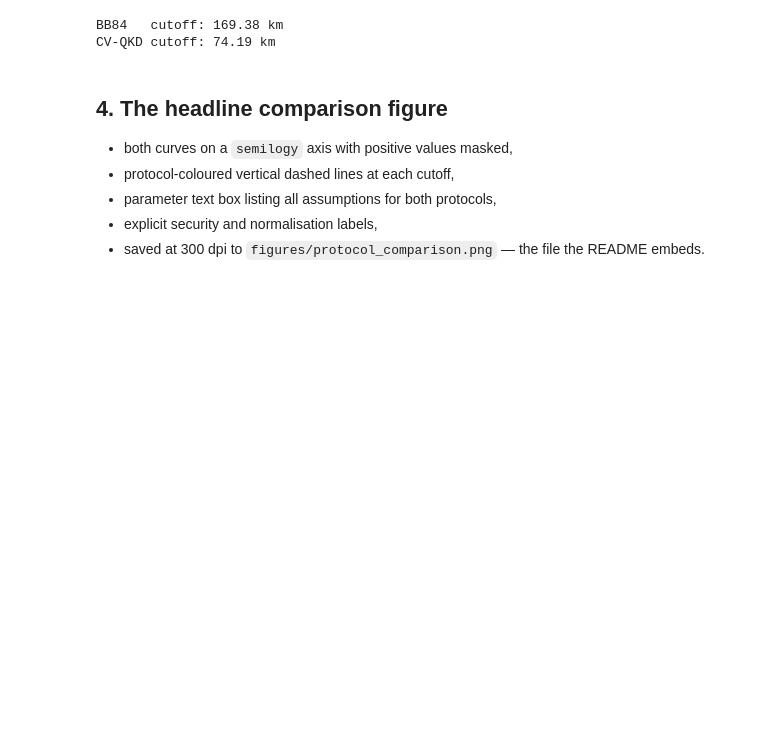
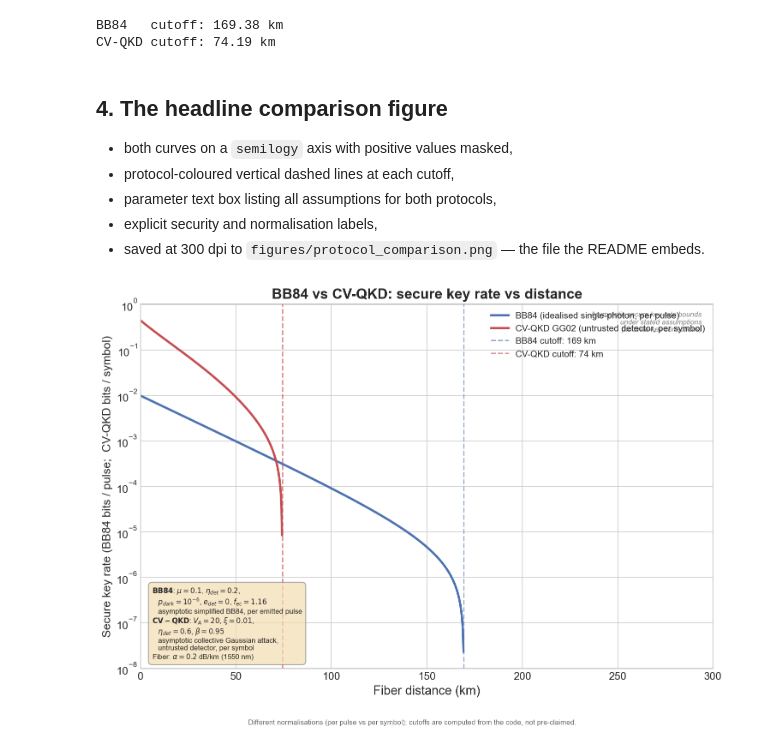
Before and after one commit to abbas-ahmad-cowlar/qkd-protocol-simulator, a Jupyter notebook: notebooks/06_protocol_comparison.ipynb, the cells around one changed output. Saved outputs shown, nothing was run; the diff lists cells and outputs as text; code cells hidden in the pictures; blank space fills up the shorter version.

Commit message:
Add 06 protocol comparison code cell 10

```diff
--- a/notebooks/06_protocol_comparison.ipynb
+++ b/notebooks/06_protocol_comparison.ipynb
@@ -154,3 +154,72 @@ CV-QKD cutoff: 74.19 km
 * parameter text box listing all assumptions for both protocols,
 * explicit security and normalisation labels,
 * saved at 300 dpi to `figures/protocol_comparison.png` &mdash; the file the README embeds.
+# %%
+fig, ax = plt.subplots(figsize=(10, 7))
+
+semilogy_positive(
+    ax, L, rate_bb84, '-',
+    color='#4C72B0', linewidth=2.5,
+    label='BB84 (idealised single-photon, per pulse)',
+)
+semilogy_positive(
+    ax, L, rate_cvqkd, '-',
+    color='#C44E52', linewidth=2.5,
+    label='CV-QKD GG02 (untrusted detector, per symbol)',
+)
+
+ax.axvline(L_max_bb84, color='#4C72B0', linestyle='--', alpha=0.6,
+           label=f'BB84 cutoff: {L_max_bb84:.0f} km')
+ax.axvline(L_max_cvqkd, color='#C44E52', linestyle='--', alpha=0.6,
+           label=f'CV-QKD cutoff: {L_max_cvqkd:.0f} km')
+
+ax.set_xlabel('Fiber distance (km)', fontsize=14)
+ax.set_ylabel('Secure key rate (BB84 bits / pulse;  CV-QKD bits / symbol)',
+              fontsize=13)
+ax.set_title('BB84 vs CV-QKD: secure key rate vs distance',
+             fontsize=16, fontweight='bold')
+ax.legend(fontsize=10, loc='upper right')
+ax.set_xlim(0, 300)
+
+bb84_text = (
+    r'$\bf{BB84}$: $\mu = 0.1$, $\eta_{det} = 0.2$,'
+    + '\n' + r'   $p_{dark} = 10^{-6}$, $e_{det} = 0$, $f_{ec} = 1.16$'
+    + '\n' + r'   asymptotic simplified BB84, per emitted pulse'
+)
+cv_text = (
+    r'$\bf{CV-QKD}$: $V_A = 20$, $\xi = 0.01$,'
+    + '\n' + r'   $\eta_{det} = 0.6$, $\beta = 0.95$'
+    + '\n' + r'   asymptotic collective Gaussian attack,'
+    + '\n' + r'   untrusted detector, per symbol'
+)
+fiber_text = r'Fiber: $\alpha = 0.2$ dB/km (1550 nm)'
+param_text = '\n'.join([bb84_text, cv_text, fiber_text])
+
+ax.text(
+    0.02, 0.02, param_text, transform=ax.transAxes, fontsize=8,
+    verticalalignment='bottom',
+    bbox=dict(boxstyle='round,pad=0.5', facecolor='wheat',
+              alpha=0.7, edgecolor='gray'),
+)
+ax.annotate(
+    'Asymptotic secure key-rate bounds\n'
+    'under stated assumptions\n'
+    '(no finite-key corrections)',
+    xy=(0.98, 0.98), xycoords='axes fraction',
+    fontsize=8, ha='right', va='top', color='gray',
+    fontstyle='italic',
+)
+
+fig.text(
+    0.5, 0.005,
+    'Different normalisations (per pulse vs per symbol); '
+    'cutoffs are computed from the code, not pre-claimed.',
+    ha='center', fontsize=8, color='dimgray',
+)
+
+plt.tight_layout(rect=(0.0, 0.04, 1.0, 1.0))
+plt.savefig(FIG_DIR / 'protocol_comparison.png', dpi=300,
+            bbox_inches='tight')
+plt.show()
+# %% [output]
+[figure, added]
```
